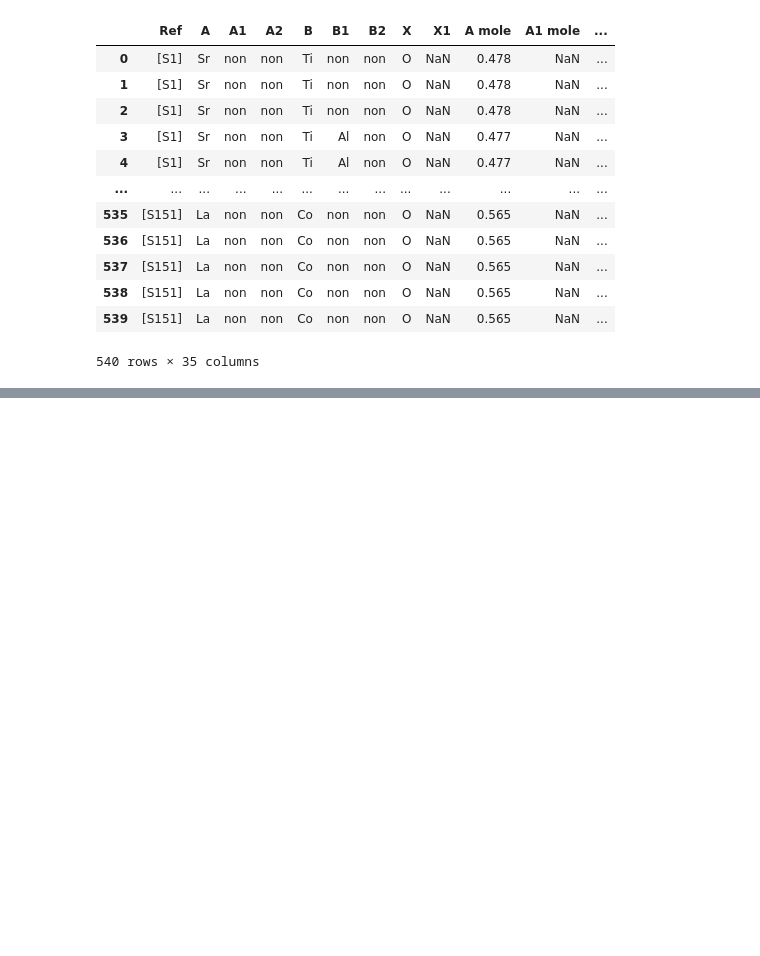
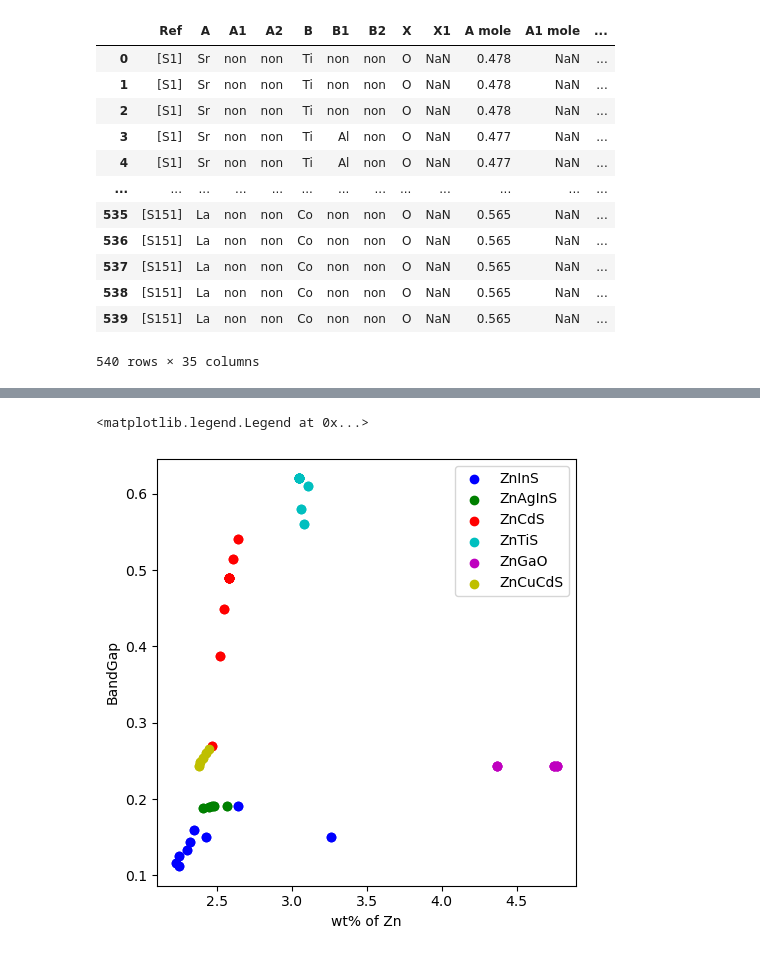
Before and after one commit to ShibataKenshin/Water_spliiting, a Jupyter notebook: drop_dupricate.ipynb, the cells around one changed output, grey strips where cells are left out. Saved outputs shown, nothing was run; the diff lists cells and outputs as text; code cells hidden in the pictures; blank space fills up the shorter version.

```diff
--- a/drop_dupricate.ipynb
+++ b/drop_dupricate.ipynb
@@ -68,0 +95,17 @@ df2
+# %%
+###### 1つの散布図にLabelごとに色を変えてscatter
+color_lis = ["b","g","r","c","m","y"]
+fig, ax =  subplots(1,1, figsize = (5,5), dpi = 100, tight_layout = True)
+
+x_data = [df[df['Label'] == j]["BandGap"] for j in dic_A_label_list["Zn"]]
+y_data = [df[df['Label'] == j]["A mole"] for j in dic_A_label_list["Zn"]]
+
+for j,i in zip(dic_A_label_list["Zn"], color_lis):
+    ax.scatter(df[df['Label'] == j]["BandGap"],df[df['Label'] == j]["A mole"], c = i)
+    ax.set(xlabel = "wt% of Zn", ylabel = "BandGap")
+scatters = [ax.scatter(df[df['Label'] == j]["BandGap"],df[df['Label'] == j]["A mole"], c = i) for j,i in zip(dic_A_label_list["Zn"], color_lis)]
+ax.legend(handles = scatters,
+         labels = [j for j in dic_A_label_list["Zn"]],)
+# %% [output]
+<matplotlib.legend.Legend at 0x...>
+[figure, added]
```
Also changed, not shown: parts of 5 cells of this notebook.
